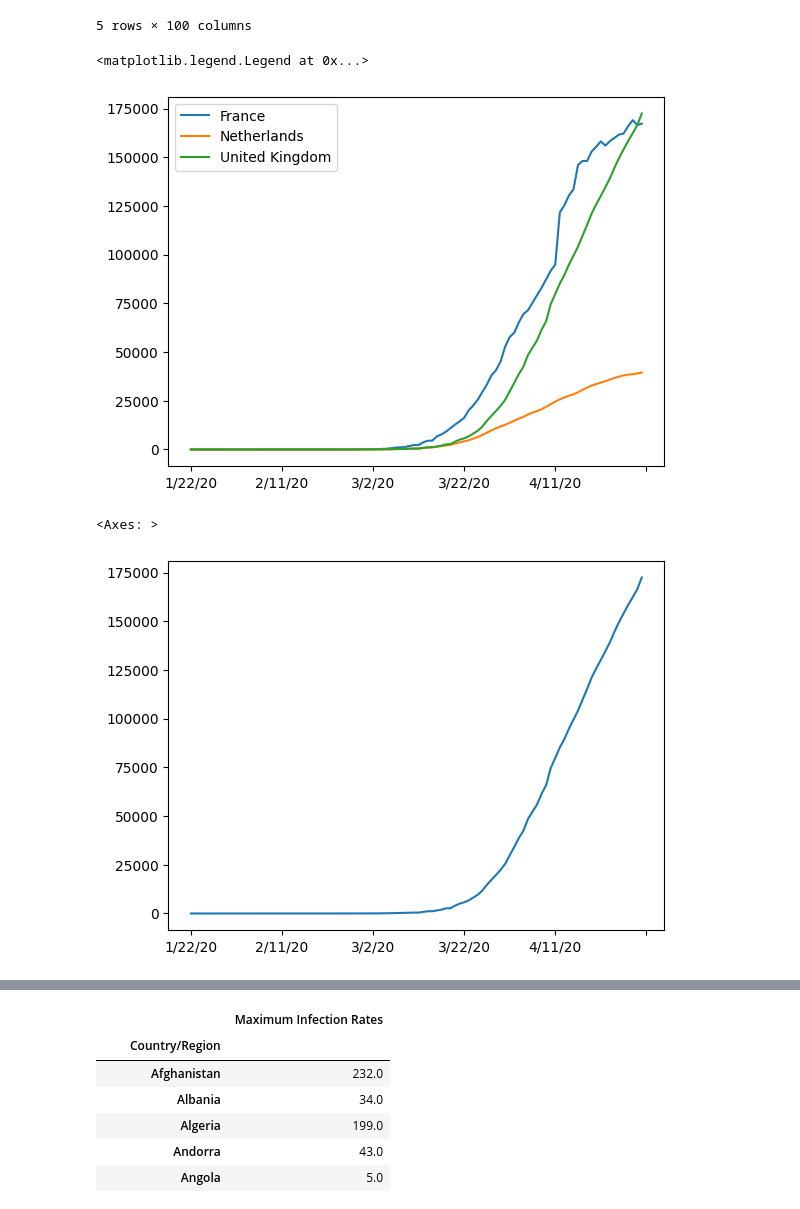
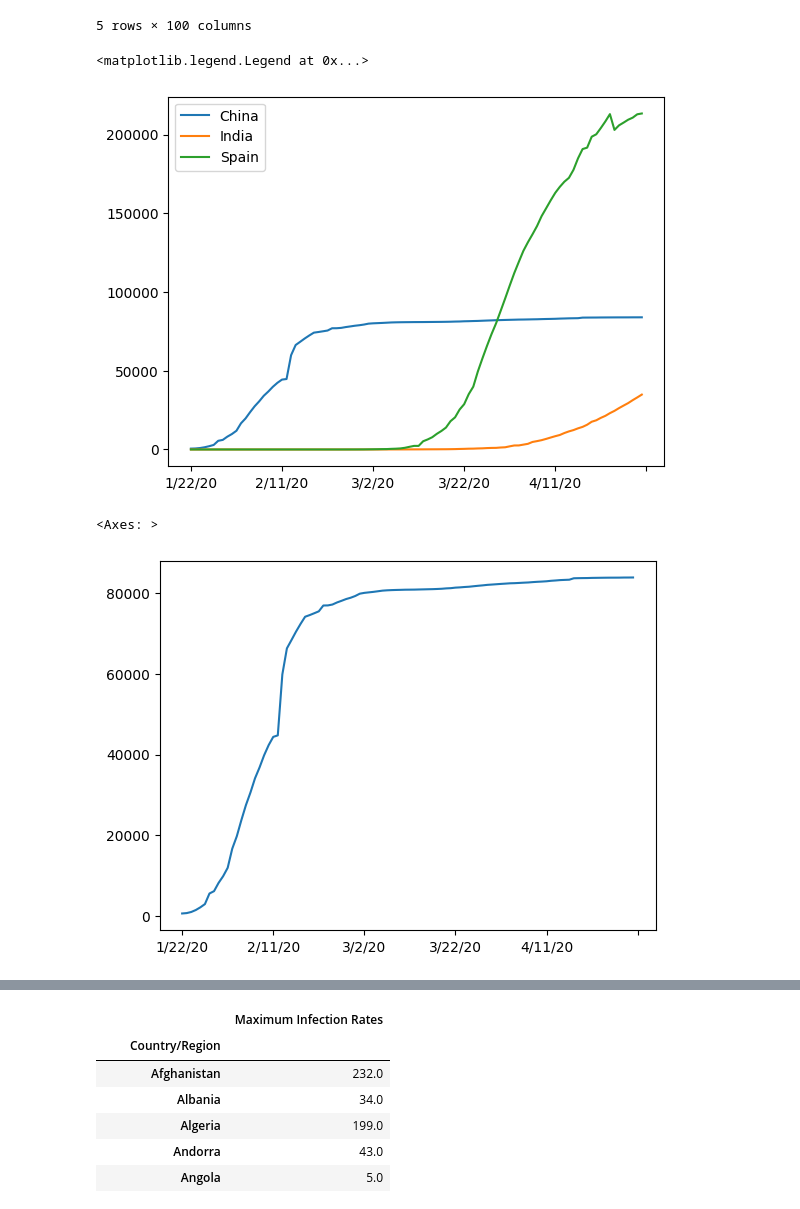
Before and after one commit to tvVigneshNarayanan/Tute_Project, a Jupyter notebook: Case_Covid.ipynb, the cells around one changed output, grey strips where cells are left out. Drawn from its saved outputs; the diff is of its cells as text; code cells hidden in the pictures.

```diff
--- a/Case_Covid.ipynb
+++ b/Case_Covid.ipynb
@@ -46,16 +46,16 @@ covid_data_aggregate.head()
 | Angola | 0 | 0 | 0 | 0 | 0 | 0 | 0 | 0 | 0 | 0 | ... |
 5 rows × 100 columns
 # %%
-covid_data_aggregate.loc["France"].plot()
-covid_data_aggregate.loc["Netherlands"].plot()
-covid_data_aggregate.loc["United Kingdom"].plot()
+covid_data_aggregate.loc["China"].plot()
+covid_data_aggregate.loc["India"].plot()
+covid_data_aggregate.loc["Spain"].plot()
 plt.legend()
 # %% [output]
 <matplotlib.legend.Legend at 0x...>
-[figure, old version]
+[figure, new version]
 # %%
-covid_data_aggregate.loc["United Kingdom"].plot()
+covid_data_aggregate.loc["China"].plot()
 # %% [output]
 <Axes: >
-[figure, old version]
+[figure, new version]
 # %%
```
Also changed, not shown: parts of 22 cells of this notebook.
